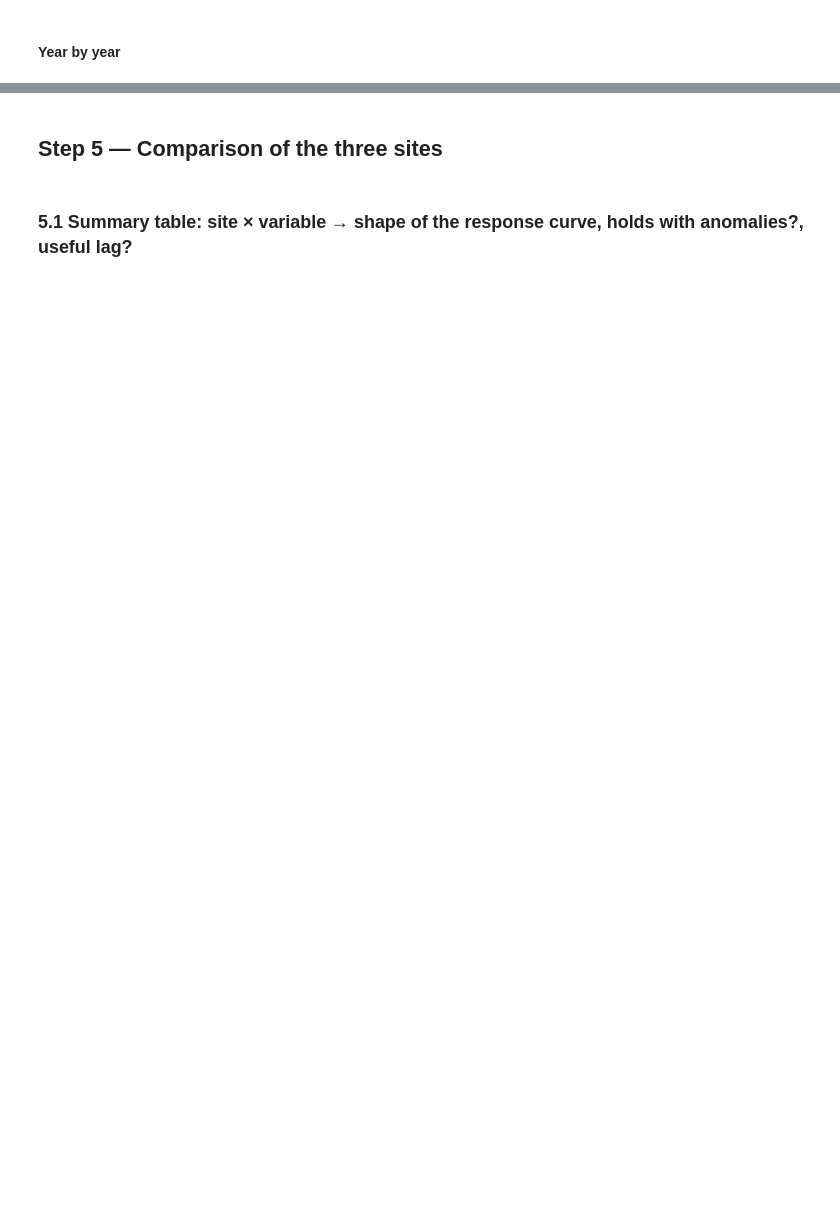
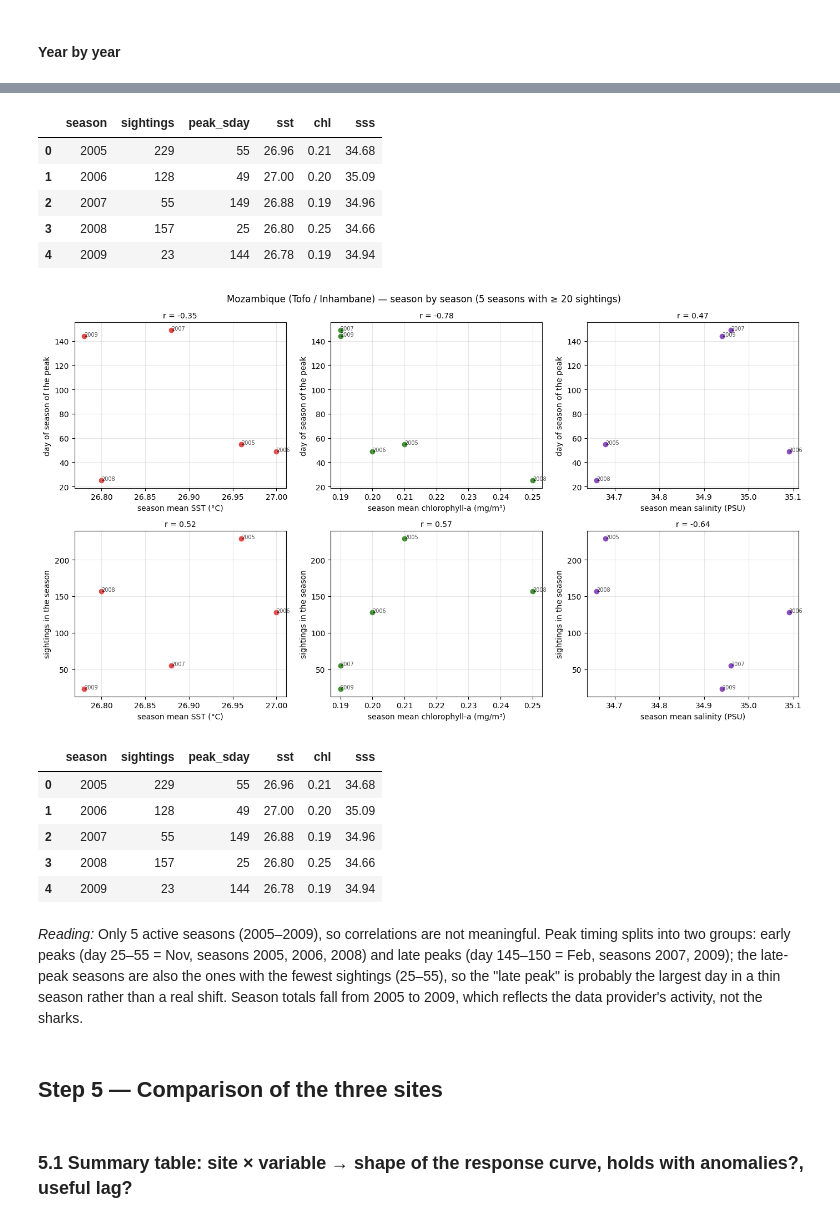
Before and after one commit to Patrick190508/whaleshark-mafia-island, a Jupyter notebook: notebooks/Daily_EDA_Peak_Season.ipynb, the cells around one changed output, grey strips where cells are left out. Cells and saved outputs as stored; diff of their text form; code cells hidden in the pictures; blank space fills up the shorter version.

```diff
--- a/notebooks/Daily_EDA_Peak_Season.ipynb
+++ b/notebooks/Daily_EDA_Peak_Season.ipynb
@@ -620,3 +641,24 @@ response_curve(s, 'sss', [33.5, 34.0, 34.25, 34.5, 34.75, 35.5], 'salinity (PSU)
+# %%
+tab = season_by_year(s)
+display(tab)
+
+year_plots(s)
+# %% [output]
+|  | season | sightings | peak_sday | sst | chl | sss |
+| 0 | 2005 | 229 | 55 | 26.96 | 0.21 | 34.68 |
+| 1 | 2006 | 128 | 49 | 27.00 | 0.20 | 35.09 |
+| 2 | 2007 | 55 | 149 | 26.88 | 0.19 | 34.96 |
+| 3 | 2008 | 157 | 25 | 26.80 | 0.25 | 34.66 |
+| 4 | 2009 | 23 | 144 | 26.78 | 0.19 | 34.94 |
+[figure, added]
+|  | season | sightings | peak_sday | sst | chl | sss |
+| 0 | 2005 | 229 | 55 | 26.96 | 0.21 | 34.68 |
+| 1 | 2006 | 128 | 49 | 27.00 | 0.20 | 35.09 |
+| 2 | 2007 | 55 | 149 | 26.88 | 0.19 | 34.96 |
+| 3 | 2008 | 157 | 25 | 26.80 | 0.25 | 34.66 |
+| 4 | 2009 | 23 | 144 | 26.78 | 0.19 | 34.94 |
+# %% [markdown]
+*Reading:* Only 5 active seasons (2005–2009), so correlations are not meaningful. Peak timing splits into two groups: early peaks (day 25–55 = Nov, seasons 2005, 2006, 2008) and late peaks (day 145–150 = Feb, seasons 2007, 2009); the late-peak seasons are also the ones with the fewest sightings (25–55), so the "late peak" is probably the largest day in a thin season rather than a real shift. Season totals fall from 2005 to 2009, which reflects the data provider's activity, not the sharks.
 # %% [markdown]
 ## Step 5 — Comparison of the three sites
 # %% [markdown]
```
Also changed, not shown: parts of 24 cells of this notebook.
